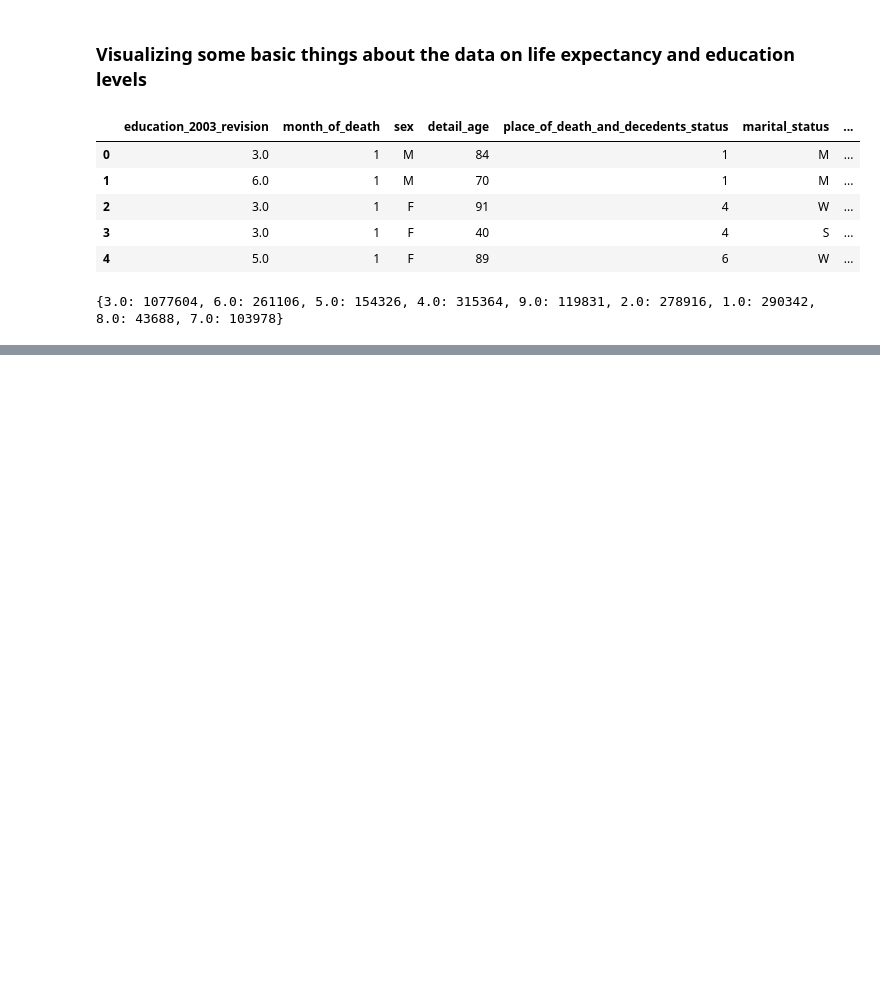
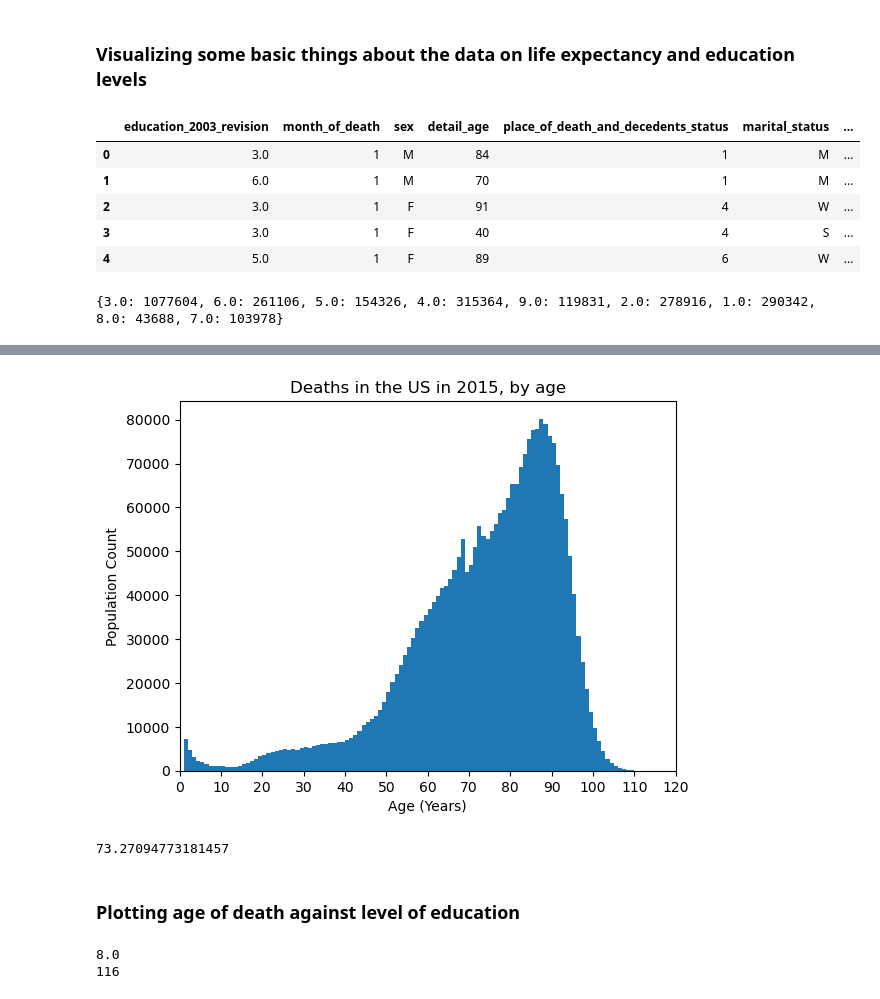
Before and after one commit to luisa-li/death_in_US, a Jupyter notebook: general/literacy.ipynb, the cells around one changed output, grey strips where cells are left out. Cells and saved outputs as stored; diff of their text form; code cells hidden in the pictures; blank space fills up the shorter version.

Commit message:
Analysis on literacy and life expectancy

```diff
--- a/general/literacy.ipynb
+++ b/general/literacy.ipynb
@@ -48,0 +53,20 @@ plt.show()
+# %%
+max_age = age['detail_age'].max()
+fig, ax = plt.subplots()
+n, bins, patches = ax.hist(data["detail_age"], bins=np.arange(0, max_age + 1, 1))
+plt.xlim(0, max_age + 1)
+ax.plot()
+plt.xlabel("Age (Years)")
+plt.xticks(np.arange(0, 130, 10))
+plt.ylabel("Population Count")
+plt.title("Deaths in the US in 2015, by age")
+plt.show()
+# %% [output]
+[figure, added]
+# %%
+life_expectancy = age['detail_age'].mean()
+life_expectancy
+# %% [output]
+73.27094773181457
+# %% [markdown]
+### Plotting age of death against level of education
@@ -48,0 +76,7 @@ plt.show()
+# %%
+# checking that drop was successful
+print(edu_age['education_2003_revision'].max()) # should be 8
+print(edu_age['detail_age'].max()) # should be 116
+# %% [output]
+8.0
+116
```
Also changed, not shown: parts of 15 cells of this notebook.
